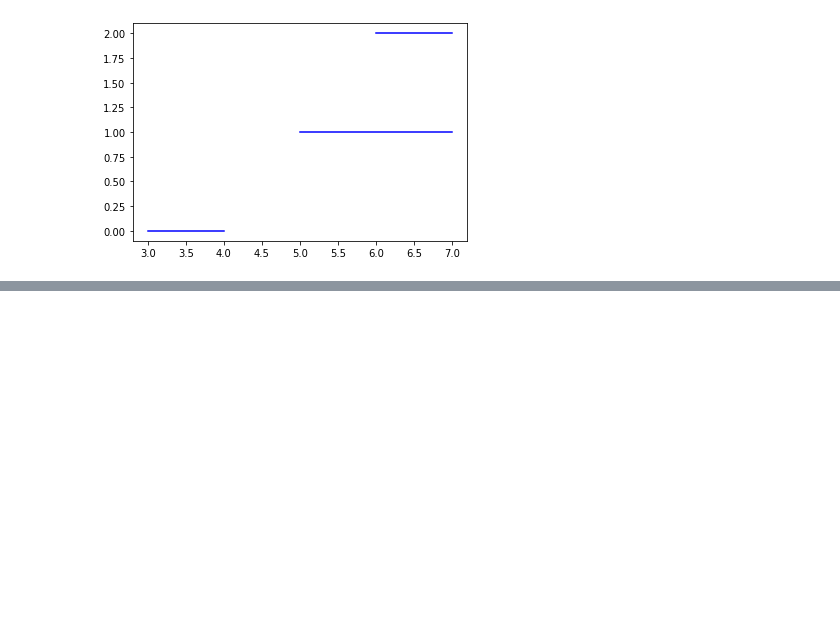
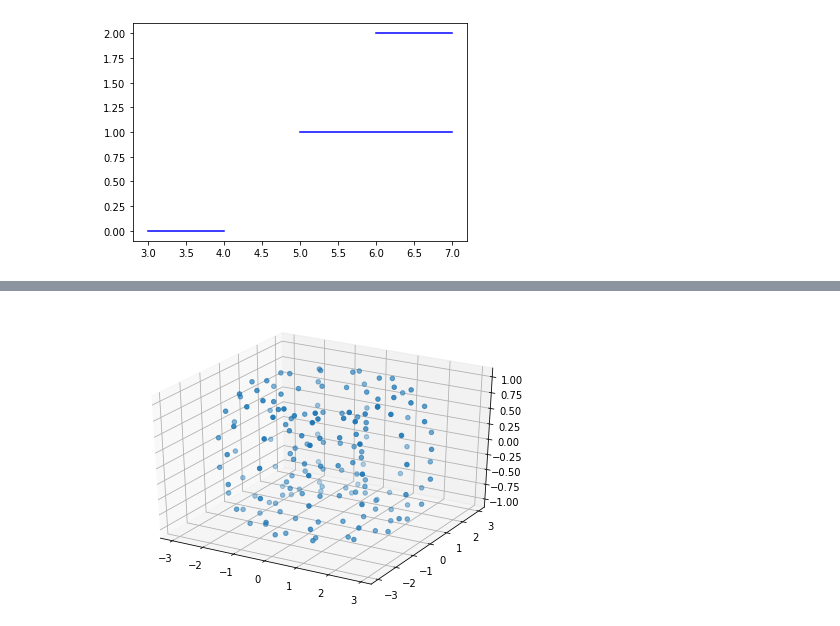
Before and after one commit to AntonAyzenberg/Learn-persistent-homology, a Jupyter notebook: My_Persistence_test.ipynb, the cells around one changed output, grey strips where cells are left out. Saved outputs shown, nothing was run; the diff lists cells and outputs as text; code cells hidden in the pictures; blank space fills up the shorter version.

```diff
--- a/My_Persistence_test.ipynb
+++ b/My_Persistence_test.ipynb
@@ -79,0 +81,24 @@ d.plot.plot_diagram(dgms[1], show = True)
+# %%
+def tor_emb(coords):
+  phi=coords[0]
+  psi=coords[1]
+  x = (2+np.cos(psi))*np.cos(phi)
+  y = (2+np.cos(psi))*np.sin(phi)
+  z = np.sin(psi)
+  return [x,y,z]
+# %%
+k=13
+coords=np.arange(-np.pi, np.pi, 2*np.pi/k)
+torus=np.zeros((k*k,3))
+for i in range(k) :
+  for j in range(k) :
+    torus[i*k+j]=tor_emb([coords[i],coords[j]])
+fig = plt.figure()
+ax = Axes3D(fig)
+xvals=torus[:,0]
+yvals=torus[:,1]
+zvals=torus[:,2]
+ax.scatter(xvals, yvals, zvals)
+plt.show()
+# %% [output]
+[figure, added]
```
Also changed, not shown: parts of 6 cells of this notebook.
